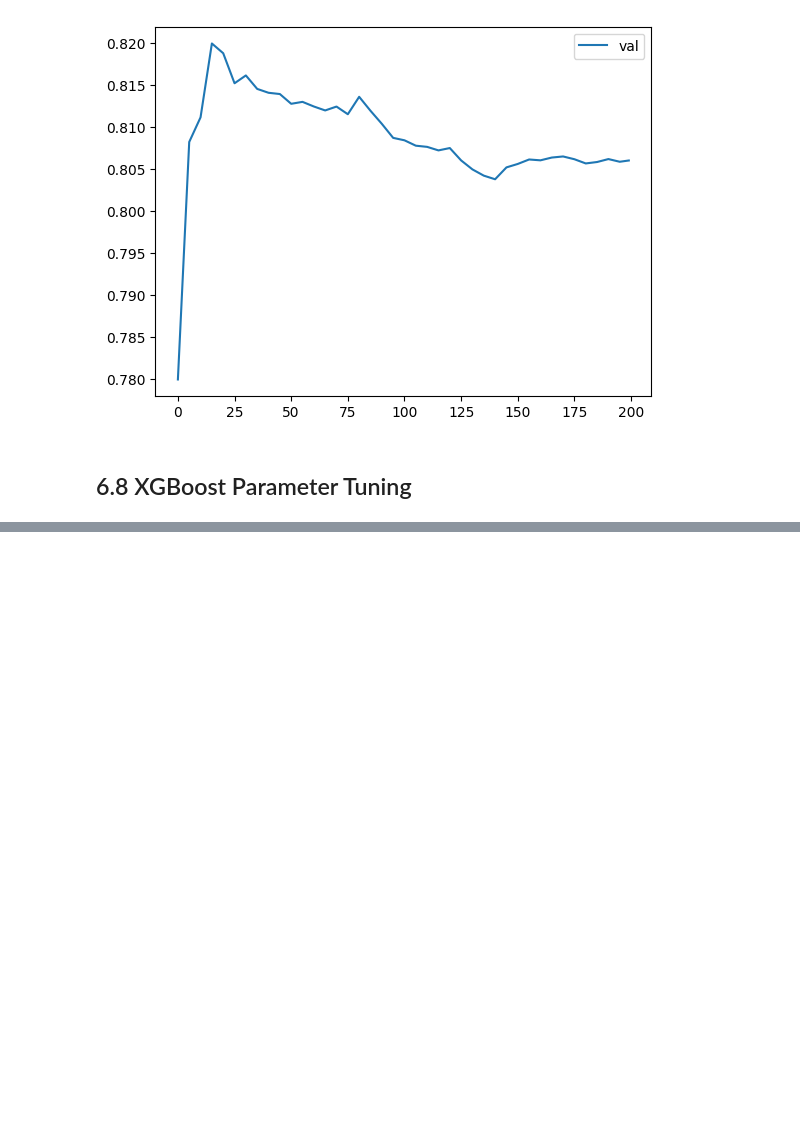
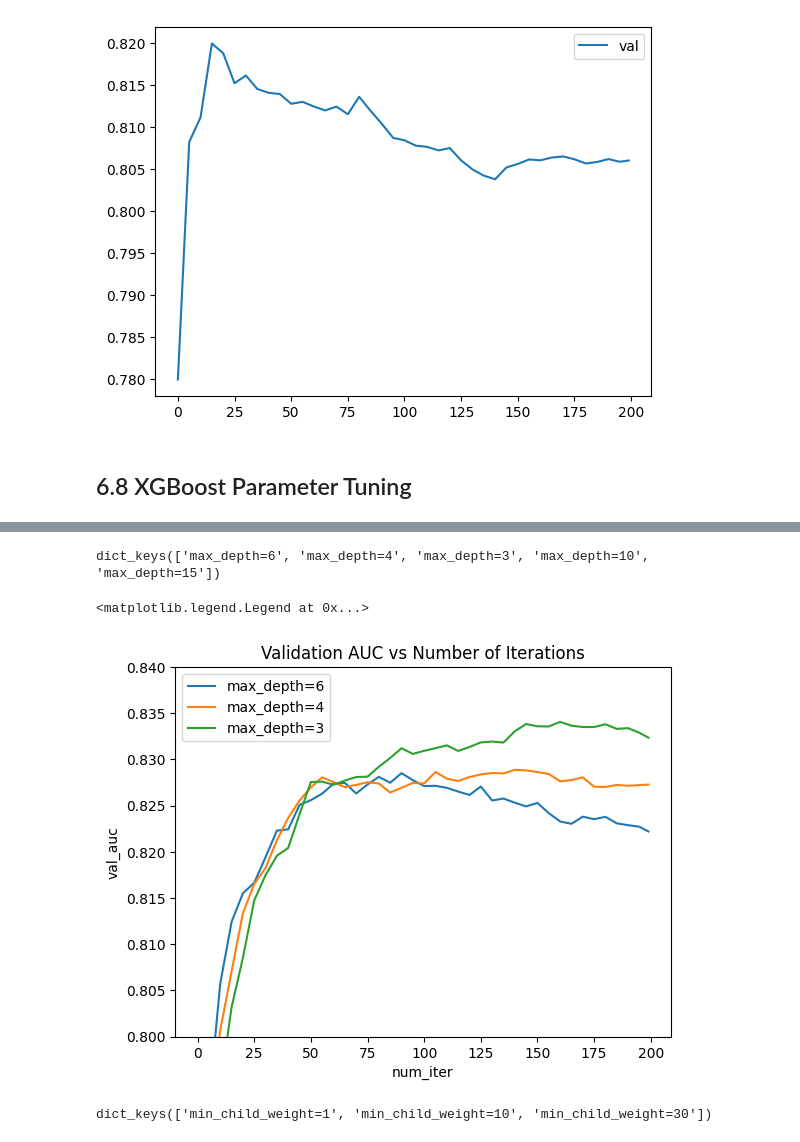
Before and after one commit to lautarocolli/machine-learning-zoomcamp-homework, a Jupyter notebook: 06-trees/notebook.ipynb, the cells around one changed output, grey strips where cells are left out. Drawn from its saved outputs; the diff is of its cells as text; code cells hidden in the pictures; blank space fills up the shorter version.

```diff
--- a/06-trees/notebook.ipynb
+++ b/06-trees/notebook.ipynb
@@ -459,0 +501,40 @@ plt.legend()
+# %%
+scores = {}
+# %%
+%%capture output
+
+xgb_params = {
+    'eta': 0.1,
+    'max_depth': 15,
+    'min_child_weight': 1,
+
+    'objective': 'binary:logistic',
+    'eval_metric': 'auc',
+
+    'nthread': 8,
+    'seed': 1,
+    'verbosity': 1,
+}
+
+model = xgb.train(xgb_params, dtrain, num_boost_round=200,
+                  verbose_eval=5,
+                  evals=watchlist)
+# %%
+key = 'max_depth=%s' % (xgb_params['max_depth'])
+scores[key] = parse_xgb_output(output)
+# %%
+scores.keys()
+# %% [output]
+dict_keys(['max_depth=6', 'max_depth=4', 'max_depth=3', 'max_depth=10', 'max_depth=15'])
+# %%
+for max_depth in ['max_depth=6', 'max_depth=4', 'max_depth=3']:
+    df_score = scores[max_depth]
+    plt.plot(df_score.num_iter, df_score.val_auc, label=max_depth)
+    plt.title('Validation AUC vs Number of Iterations')
+    plt.xlabel('num_iter')
+    plt.ylabel('val_auc')
+plt.ylim(0.8,.84)
+plt.legend()
+# %% [output]
+<matplotlib.legend.Legend at 0x...>
+[figure, added]
@@ -459,0 +565,4 @@ plt.legend()
+# %%
+scores.keys()
+# %% [output]
+dict_keys(['min_child_weight=1', 'min_child_weight=10', 'min_child_weight=30'])
```
Also changed, not shown: parts of 15 cells of this notebook.
